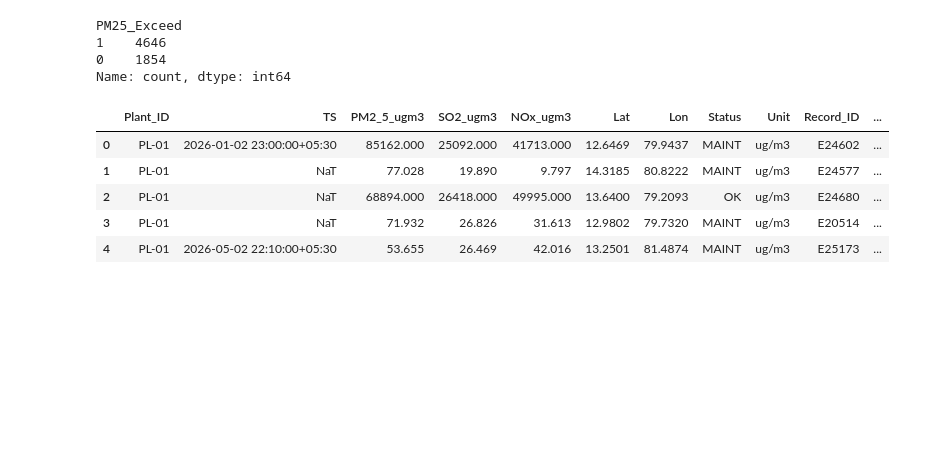
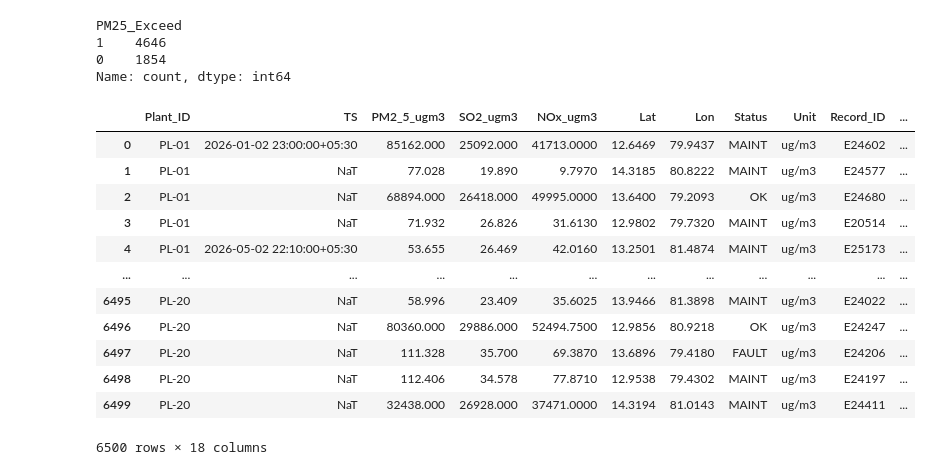
Before and after one commit to Harshi-63/Pollution_Control--CG, a Jupyter notebook: cleaning.ipynb, the cells around one changed output. Cells and saved outputs as stored; diff of their text form; code cells hidden in the pictures; blank space fills up the shorter version.

```diff
--- a/cleaning.ipynb
+++ b/cleaning.ipynb
@@ -327,18 +327,25 @@ df["Audit"] = "Cleaned_v1"
 # %%
 # FINAL RENAME + SAVE
 
 df = df.rename(columns={
     "PM2.5": "PM2_5_ugm3",
     "SO2": "SO2_ugm3",
     "NOx": "NOx_ugm3"
 })
 
 df.to_csv("cleaned_pollution.csv", index=False)
-df.head()
+df
 # %% [output]
 |  | Plant_ID | TS | PM2_5_ugm3 | SO2_ugm3 | NOx_ugm3 | Lat | Lon | Status | Unit | Record_ID | ... |
-| 0 | PL-01 | 2026-01-02 23:00:00+05:30 | 85162.000 | 25092.000 | 41713.000 | 12.6469 | 79.9437 | MAINT | ug/m3 | E24602 | ... |
-| 1 | PL-01 | NaT | 77.028 | 19.890 | 9.797 | 14.3185 | 80.8222 | MAINT | ug/m3 | E24577 | ... |
-| 2 | PL-01 | NaT | 68894.000 | 26418.000 | 49995.000 | 13.6400 | 79.2093 | OK | ug/m3 | E24680 | ... |
-| 3 | PL-01 | NaT | 71.932 | 26.826 | 31.613 | 12.9802 | 79.7320 | MAINT | ug/m3 | E20514 | ... |
-| 4 | PL-01 | 2026-05-02 22:10:00+05:30 | 53.655 | 26.469 | 42.016 | 13.2501 | 81.4874 | MAINT | ug/m3 | E25173 | ... |
+| 0 | PL-01 | 2026-01-02 23:00:00+05:30 | 85162.000 | 25092.000 | 41713.0000 | 12.6469 | 79.9437 | MAINT | ug/m3 | E24602 | ... |
+| 1 | PL-01 | NaT | 77.028 | 19.890 | 9.7970 | 14.3185 | 80.8222 | MAINT | ug/m3 | E24577 | ... |
+| 2 | PL-01 | NaT | 68894.000 | 26418.000 | 49995.0000 | 13.6400 | 79.2093 | OK | ug/m3 | E24680 | ... |
+| 3 | PL-01 | NaT | 71.932 | 26.826 | 31.6130 | 12.9802 | 79.7320 | MAINT | ug/m3 | E20514 | ... |
+| 4 | PL-01 | 2026-05-02 22:10:00+05:30 | 53.655 | 26.469 | 42.0160 | 13.2501 | 81.4874 | MAINT | ug/m3 | E25173 | ... |
+| ... | ... | ... | ... | ... | ... | ... | ... | ... | ... | ... | ... |
+| 6495 | PL-20 | NaT | 58.996 | 23.409 | 35.6025 | 13.9466 | 81.3898 | MAINT | ug/m3 | E24022 | ... |
+| 6496 | PL-20 | NaT | 80360.000 | 29886.000 | 52494.7500 | 12.9856 | 80.9218 | OK | ug/m3 | E24247 | ... |
+| 6497 | PL-20 | NaT | 111.328 | 35.700 | 69.3870 | 13.6896 | 79.4180 | FAULT | ug/m3 | E24206 | ... |
+| 6498 | PL-20 | NaT | 112.406 | 34.578 | 77.8710 | 12.9538 | 79.4302 | MAINT | ug/m3 | E24197 | ... |
+| 6499 | PL-20 | NaT | 32438.000 | 26928.000 | 37471.0000 | 14.3194 | 81.0143 | MAINT | ug/m3 | E24411 | ... |
+6500 rows × 18 columns
```
